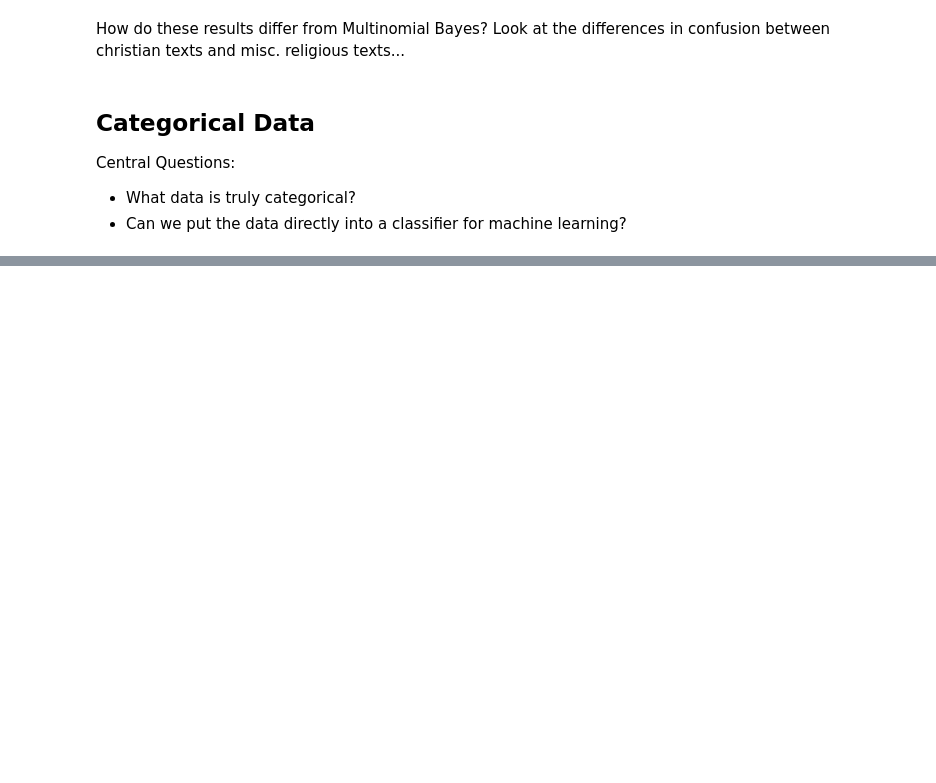
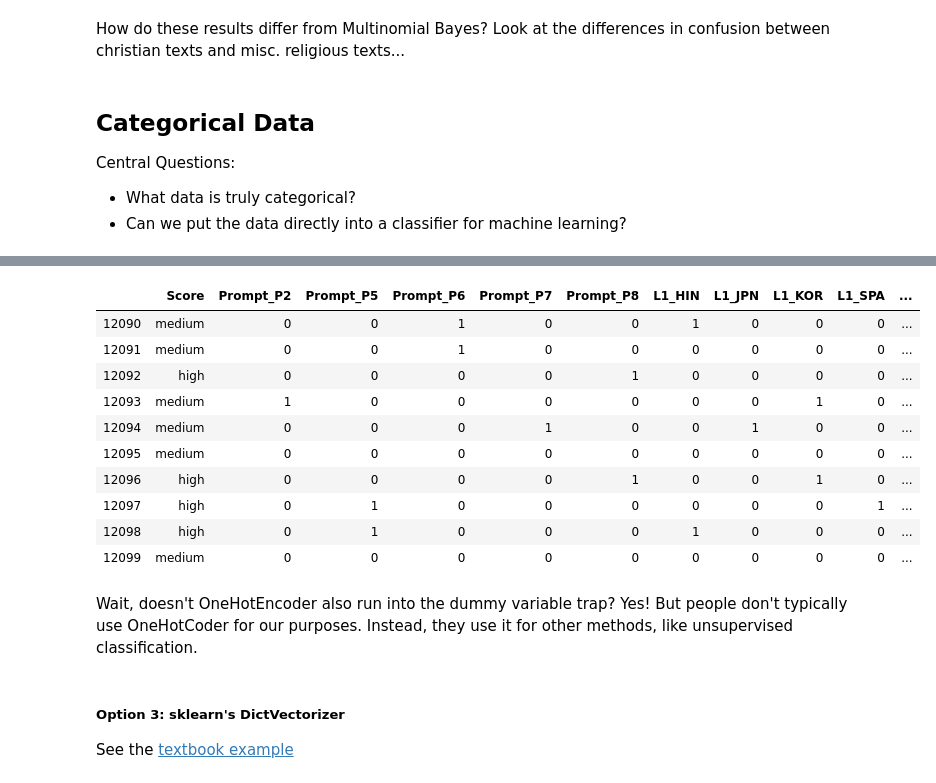
Before and after one commit to Data-Science-for-Linguists-2020/Home, a Jupyter notebook: Notebooks/Classification_and_Categorical_Data.ipynb, the cells around one changed output, grey strips where cells are left out. Cells and saved outputs as stored; diff of their text form; code cells hidden in the pictures; blank space fills up the shorter version.

```diff
--- a/Notebooks/Classification_and_Categorical_Data.ipynb
+++ b/Notebooks/Classification_and_Categorical_Data.ipynb
@@ -383,0 +555,23 @@ If a column contains categorical data, is it nominal or ordinal?
+# %%
+# Use drop_first=True to avoid creating perfectly correlated variables
+pd.get_dummies(mini, columns=['Prompt', 'L1'], drop_first=True)
+
+# All right -- it takes only 5 columns to encode 6 distinct values
+# %% [output]
+|  | Score | Prompt_P2 | Prompt_P5 | Prompt_P6 | Prompt_P7 | Prompt_P8 | L1_HIN | L1_JPN | L1_KOR | L1_SPA | ... |
+| 12090 | medium | 0 | 0 | 1 | 0 | 0 | 1 | 0 | 0 | 0 | ... |
+| 12091 | medium | 0 | 0 | 1 | 0 | 0 | 0 | 0 | 0 | 0 | ... |
+| 12092 | high | 0 | 0 | 0 | 0 | 1 | 0 | 0 | 0 | 0 | ... |
+| 12093 | medium | 1 | 0 | 0 | 0 | 0 | 0 | 0 | 1 | 0 | ... |
+| 12094 | medium | 0 | 0 | 0 | 1 | 0 | 0 | 1 | 0 | 0 | ... |
+| 12095 | medium | 0 | 0 | 0 | 0 | 0 | 0 | 0 | 0 | 0 | ... |
+| 12096 | high | 0 | 0 | 0 | 0 | 1 | 0 | 0 | 1 | 0 | ... |
+| 12097 | high | 0 | 1 | 0 | 0 | 0 | 0 | 0 | 0 | 1 | ... |
+| 12098 | high | 0 | 1 | 0 | 0 | 0 | 1 | 0 | 0 | 0 | ... |
+| 12099 | medium | 0 | 0 | 0 | 0 | 0 | 0 | 0 | 0 | 0 | ... |
+# %% [markdown]
+Wait, doesn't OneHotEncoder also run into the dummy variable trap?
+Yes! But people don't typically use OneHotCoder for our purposes. Instead, they use it for other methods, like unsupervised classification.
+# %% [markdown]
+##### Option 3: sklearn's DictVectorizer
+See the [textbook example](https://jakevdp.github.io/PythonDataScienceHandbook/05.04-feature-engineering.html#Categorical-Features)
```
Also changed, not shown: parts of 26 cells of this notebook.
